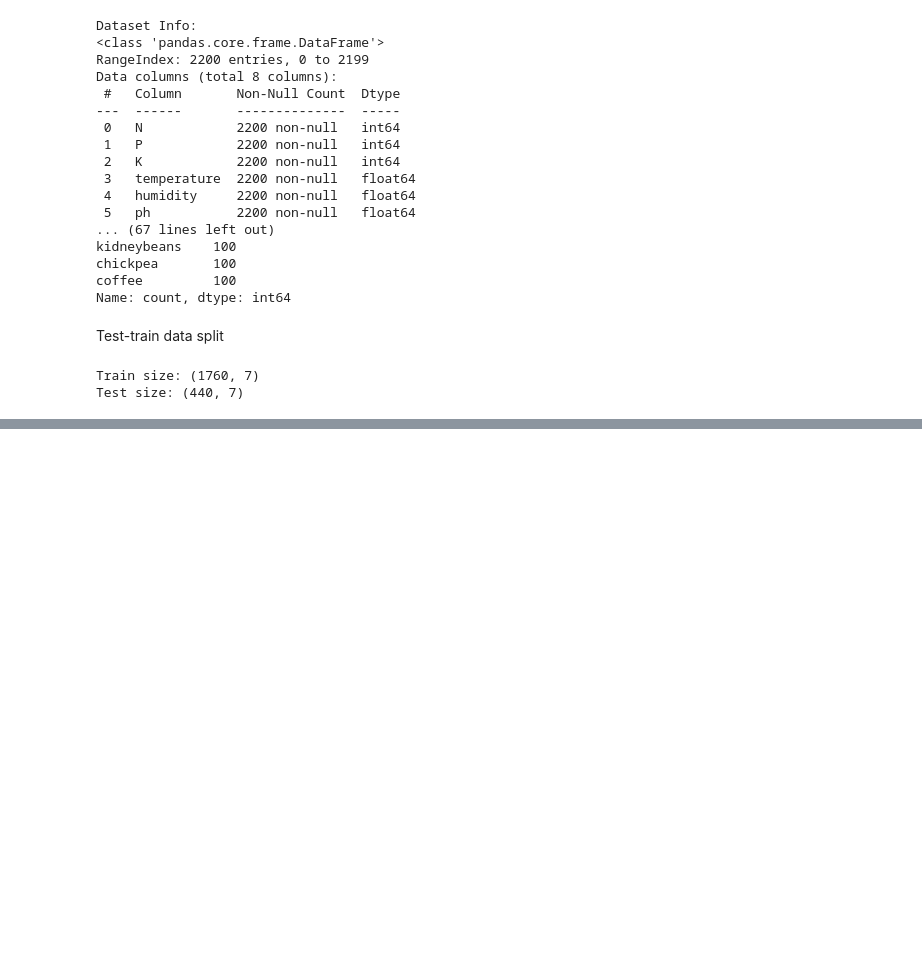
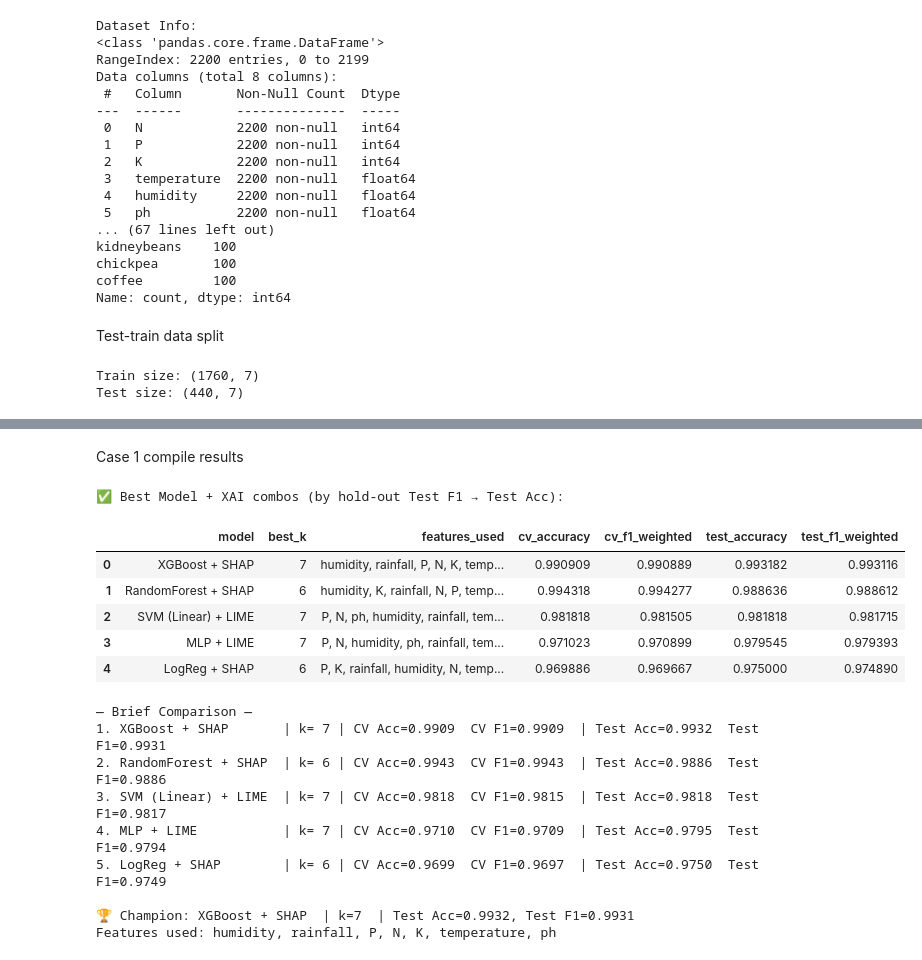
Before and after one commit to priyanshupriyank04/research_paper_project, a Jupyter notebook: research_ps1.ipynb, the cells around one changed output, grey strips where cells are left out. Saved outputs shown, nothing was run; the diff lists cells and outputs as text; code cells hidden in the pictures; blank space fills up the shorter version.

```diff
--- a/research_ps1.ipynb
+++ b/research_ps1.ipynb
@@ -117,0 +956,77 @@ Test size: (440, 7)
+# %% [markdown]
+Case 1 compile results
+# %%
+# ==== Compile & compare Model + XAI results (best-k per model) ====
+import pandas as pd
+
+def pick_best_row(df: pd.DataFrame):
+    """Select best row by CV F1 → CV Acc → smaller k."""
+    return (df.sort_values(
+        by=["cv_f1_weighted", "cv_accuracy", "k_features"],
+        ascending=[False, False, True]
+    ).iloc[0])
+
+# Map: friendly name -> results dataframe variable name
+cand_dfs = {
+    "LogReg + SHAP":      "results_df",        # from the LogReg loop
+    "XGBoost + SHAP":     "results_xgb_df",
+    "RandomForest + SHAP":"results_rf_df",
+    "SVM (Linear) + LIME":"results_svm_df",
+    "MLP + LIME":         "results_mlp_df",
+}
+
+rows = []
+for name, var in cand_dfs.items():
+    df = globals().get(var, None)
+    if df is None or not isinstance(df, pd.DataFrame) or df.empty:
+        continue
+    best = pick_best_row(df)
+    rows.append({
+        "model": name,
+        "best_k": int(best["k_features"]),
+        "features_used": ", ".join(best["features_used"]),
+        "cv_accuracy": float(best["cv_accuracy"]),
+        "cv_f1_weighted": float(best["cv_f1_weighted"]),
+        "test_accuracy": float(best["test_accuracy"]),
+        "test_f1_weighted": float(best["test_f1_weighted"]),
+    })
+
+summary_df = pd.DataFrame(rows)
+
+# Order by test F1 then test Acc (desc)
+summary_df = summary_df.sort_values(
+    by=["test_f1_weighted", "test_accuracy"], ascending=[False, False]
+).reset_index(drop=True)
+
+print("✅ Best Model + XAI combos (by hold-out Test F1 → Test Acc):")
+display(summary_df)
+
+# Optional: also print a neat text summary
+print("\n— Brief Comparison —")
+for i, r in summary_df.iterrows():
+    print(f"{i+1}. {r['model']:20s} | k={r['best_k']:>2} | "
+          f"CV Acc={r['cv_accuracy']:.4f}  CV F1={r['cv_f1_weighted']:.4f}  | "
+          f"Test Acc={r['test_accuracy']:.4f}  Test F1={r['test_f1_weighted']:.4f}")
+
+# Optional: identify the overall champion
+champ = summary_df.iloc[0]
+print(f"\n Champion: {champ['model']}  | k={champ['best_k']}  "
+      f"| Test Acc={champ['test_accuracy']:.4f}, Test F1={champ['test_f1_weighted']:.4f}")
+print("Features used:", champ["features_used"])
+# %% [output]
+✅ Best Model + XAI combos (by hold-out Test F1 → Test Acc):
+|  | model | best_k | features_used | cv_accuracy | cv_f1_weighted | test_accuracy | test_f1_weighted |
+| 0 | XGBoost + SHAP | 7 | humidity, rainfall, P, N, K, temp... | 0.990909 | 0.990889 | 0.993182 | 0.993116 |
+| 1 | RandomForest + SHAP | 6 | humidity, K, rainfall, N, P, temp... | 0.994318 | 0.994277 | 0.988636 | 0.988612 |
+| 2 | SVM (Linear) + LIME | 7 | P, N, ph, humidity, rainfall, tem... | 0.981818 | 0.981505 | 0.981818 | 0.981715 |
+| 3 | MLP + LIME | 7 | P, N, humidity, ph, rainfall, tem... | 0.971023 | 0.970899 | 0.979545 | 0.979393 |
+| 4 | LogReg + SHAP | 6 | P, K, rainfall, humidity, N, temp... | 0.969886 | 0.969667 | 0.975000 | 0.974890 |
+— Brief Comparison —
+1. XGBoost + SHAP       | k= 7 | CV Acc=0.9909  CV F1=0.9909  | Test Acc=0.9932  Test F1=0.9931
+2. RandomForest + SHAP  | k= 6 | CV Acc=0.9943  CV F1=0.9943  | Test Acc=0.9886  Test F1=0.9886
+3. SVM (Linear) + LIME  | k= 7 | CV Acc=0.9818  CV F1=0.9815  | Test Acc=0.9818  Test F1=0.9817
+4. MLP + LIME           | k= 7 | CV Acc=0.9710  CV F1=0.9709  | Test Acc=0.9795  Test F1=0.9794
+5. LogReg + SHAP        | k= 6 | CV Acc=0.9699  CV F1=0.9697  | Test Acc=0.9750  Test F1=0.9749
+
+🏆 Champion: XGBoost + SHAP  | k=7  | Test Acc=0.9932, Test F1=0.9931
+Features used: humidity, rainfall, P, N, K, temperature, ph
```
Also changed, not shown: parts of 28 cells of this notebook.
